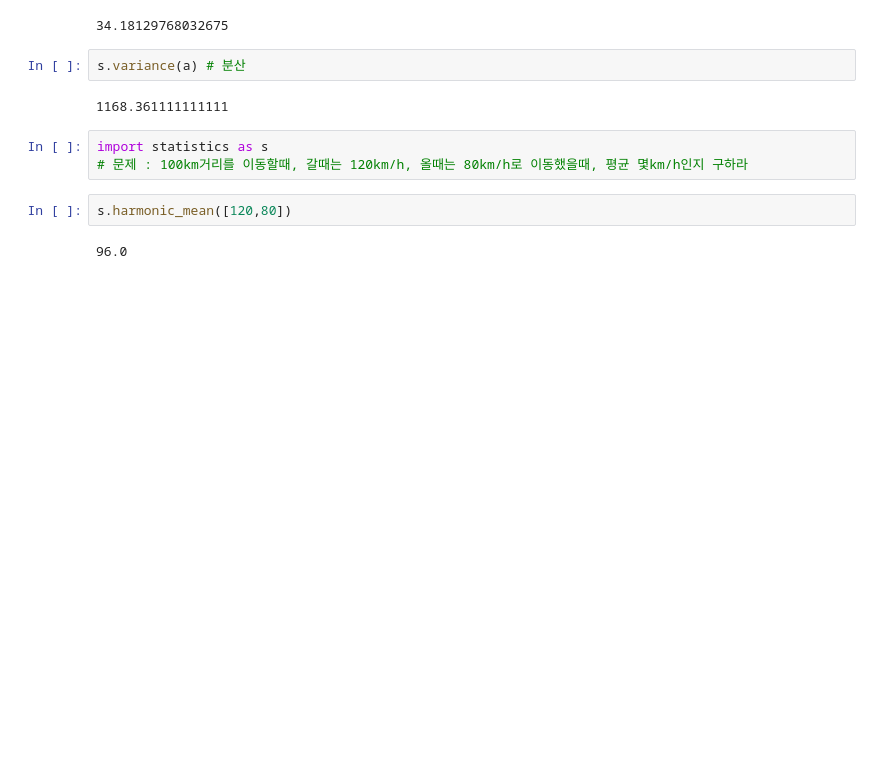
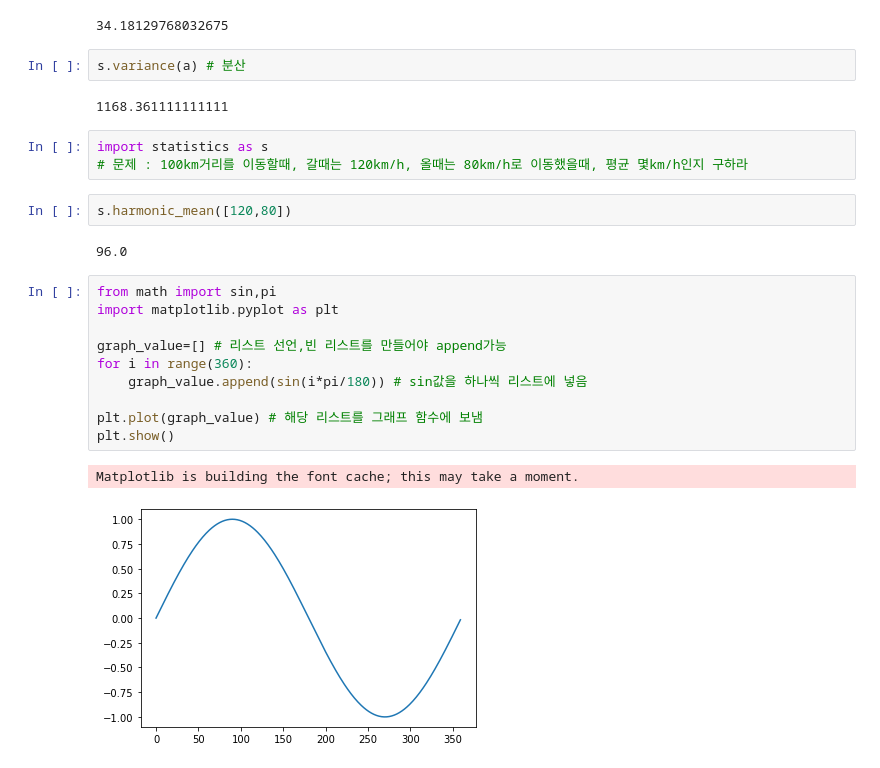
Before and after one commit to HJK9810/PractPython, a Jupyter notebook: chapter11/mathmatic.ipynb, the cells around one changed output. Drawn from its saved outputs; the diff is of its cells as text; blank space fills up the shorter version.

Commit message:
add drawing graph

```diff
--- a/chapter11/mathmatic.ipynb
+++ b/chapter11/mathmatic.ipynb
@@ -107,3 +107,16 @@ import statistics as s
 s.harmonic_mean([120,80])
 # %% [output]
 96.0
+# %%
+from math import sin,pi
+import matplotlib.pyplot as plt
+
+graph_value=[] # 리스트 선언,빈 리스트를 만들어야 append가능
+for i in range(360):
+    graph_value.append(sin(i*pi/180)) # sin값을 하나씩 리스트에 넣음
+
+plt.plot(graph_value) # 해당 리스트를 그래프 함수에 보냄
+plt.show()
+# %% [output]
+Matplotlib is building the font cache; this may take a moment.
+[figure, added]
```
Also changed, not shown: 1 other file.
